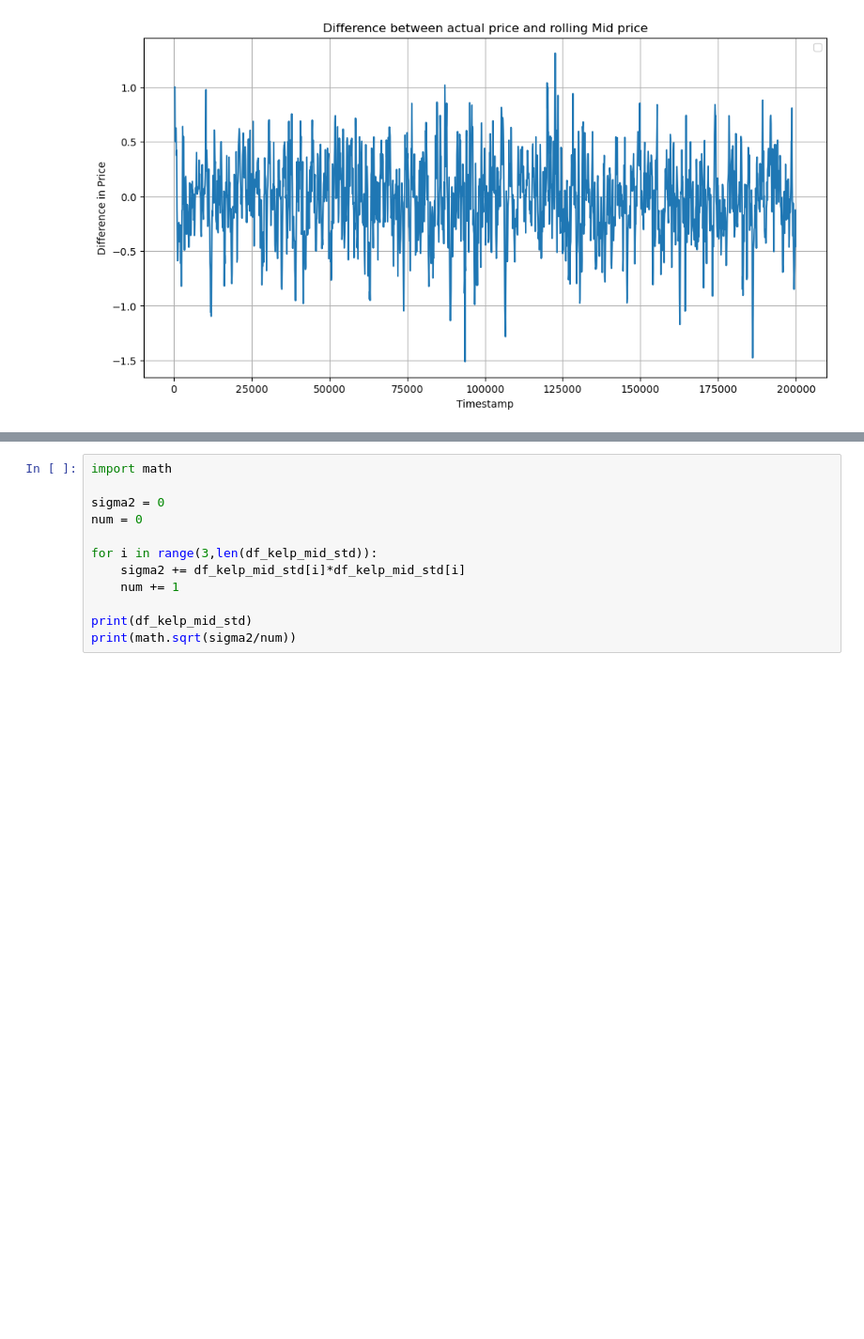
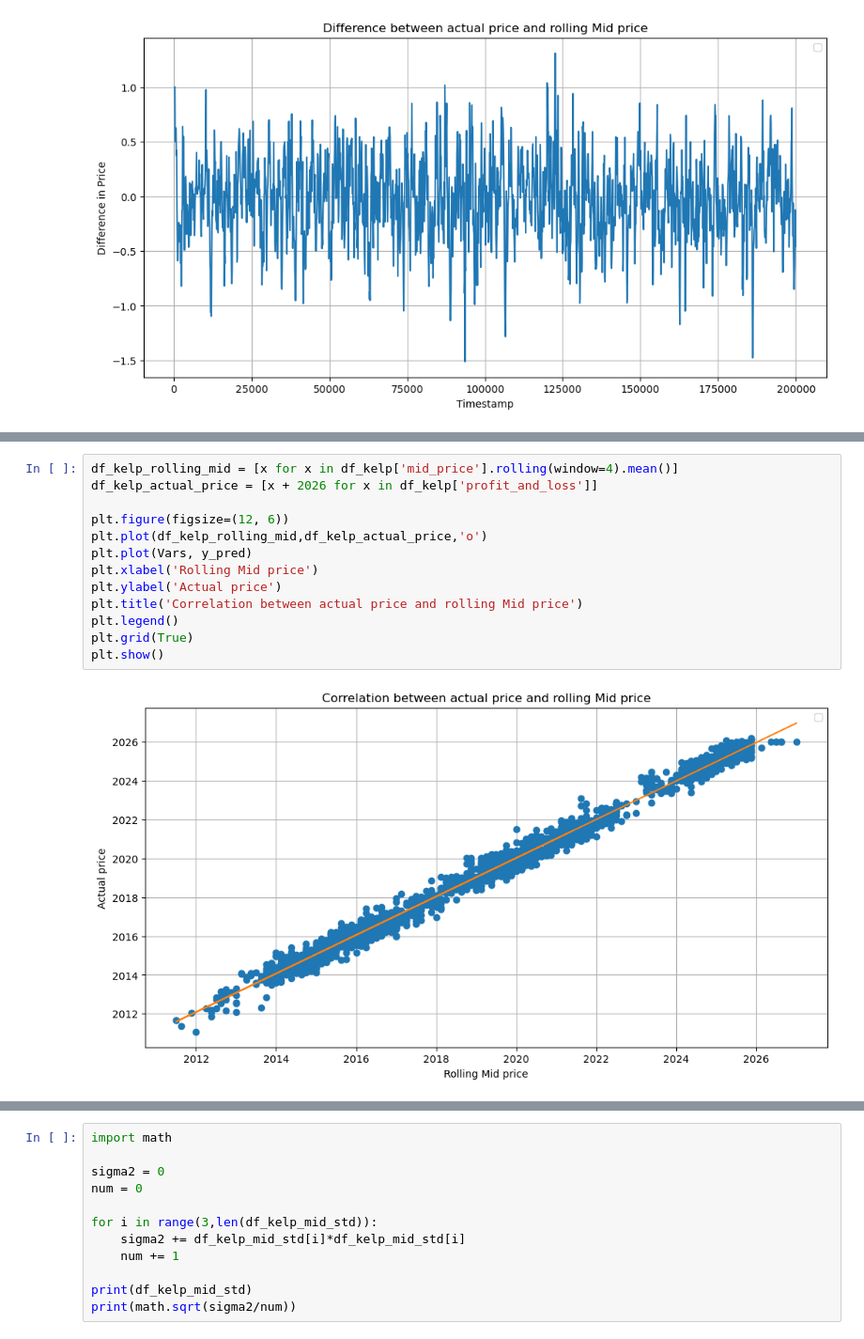
Before and after one commit to UlrichVestuche/IMC-Prosperity-3, a Jupyter notebook: Tutorial Gleb/data_ga.ipynb, the cells around one changed output, grey strips where cells are left out. Shown at 94% size. Saved outputs shown, nothing was run; the diff lists cells and outputs as text; blank space fills up the shorter version.

```diff
--- a/Tutorial Gleb/data_ga.ipynb
+++ b/Tutorial Gleb/data_ga.ipynb
@@ -155,0 +218,15 @@ plt.show()
+# %%
+df_kelp_rolling_mid = [x for x in df_kelp['mid_price'].rolling(window=4).mean()]
+df_kelp_actual_price = [x + 2026 for x in df_kelp['profit_and_loss']]
+
+plt.figure(figsize=(12, 6))
+plt.plot(df_kelp_rolling_mid,df_kelp_actual_price,'o')
+plt.plot(Vars, y_pred)
+plt.xlabel('Rolling Mid price')
+plt.ylabel('Actual price')
+plt.title('Correlation between actual price and rolling Mid price')
+plt.legend()
+plt.grid(True)
+plt.show()
+# %% [output]
+[figure, added]
```
Also changed, not shown: parts of 7 cells of this notebook, 5 other files.
